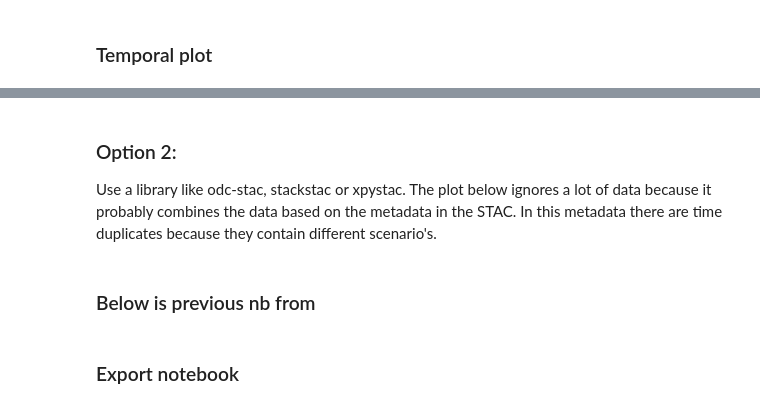
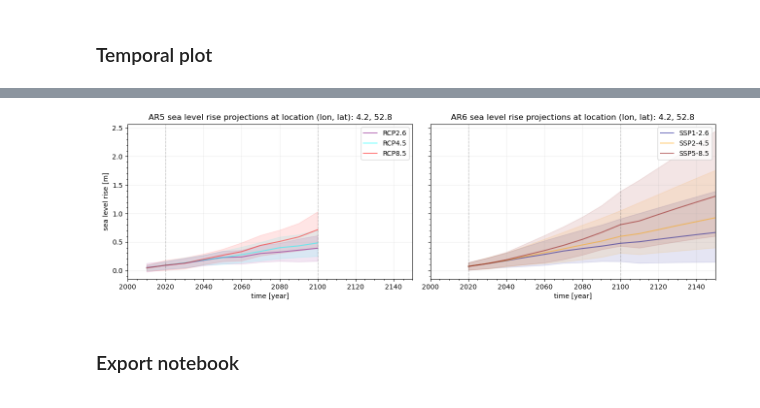
Before and after one commit to openearth/coclico-workbench, a Jupyter notebook: notebooks/IPCC_AR5_AR6_comparison.ipynb, the cells around one changed output, grey strips where cells are left out. Saved outputs shown, nothing was run; the diff lists cells and outputs as text; code cells hidden in the pictures.

Commit message:
Revert "xarray geographic indexing"
This reverts commit 1682d137705bb77a152cf7db42b3b464a4ab2884.

```diff
--- a/notebooks/IPCC_AR5_AR6_comparison.ipynb
+++ b/notebooks/IPCC_AR5_AR6_comparison.ipynb
@@ -224,16 +155,5 @@ Xarray datasets can be indexed geospatiaally using the rio accessor by geojson s
 # %%
-import geopandas as gpd
-import shapely
-
 # select a point to plot timeseries of SLR projections for
-point_location = [4.2, 52.8]  # easting, norting
+loc = [4.2, 52.8] # easting, norting
 
 # TODO: enable computing the mean of multiple cells in a polygon or specified set of points and show the SLR projection timeseries
-area_location = [4.4, 52.6, 5.4, 53]
-
-point_geom = shapely.Point(point_location)
-area_geom = shapely.box(*area_location)
-
-# geometry as json string that can be used to index xarray dataset using the
-# rio accessor
-shapely.geometry.mapping(area_geom)
@@ -320,4 +159,0 @@ selected_ds["band_data"].plot.line(x="time")
-# %% [markdown]
-### Option 2:
-
-Use a library like odc-stac, stackstac or xpystac. The plot below ignores a lot of data because it probably combines the data based on the metadata in the STAC. In this metadata there are time duplicates because they contain different scenario's.
@@ -331,5 +160,3 @@ stac_load(items, chunks={}, lon=[4.19, 4.21], lat=[52.69, 52.71]).squeeze()[
-# %% [markdown]
-### Below is previous nb from
 # %%
 # retrieve AR5 and AR6 data at above-defined location
 # TODO: check if Zarr usage is easier here, takes quite some time to index a position from CoG files (https://github.com/intake/intake-stac/issues/66)..
@@ -383,86 +200,54 @@ for idx, (i, j) in tqdm(enumerate(zip(ar6_col.get_items(), ar6_col.get_item_link
 df6 = pd.DataFrame(data=AR6_dict)
 # %%
 %matplotlib ipympl
-# %matplotlib inline
+#%matplotlib inline
 
 # TODO: trial to make use of ChatGPT functionality to make plot with text explanation (https://github.com/gventuri/pandas-ai/blob/main/Notebooks/Getting%20Started.ipynb)
 
 # define figure
-fig, (ax1, ax2) = plt.subplots(1, 2, figsize=(13, 4), sharey=True, sharex=True)
+fig, (ax1, ax2) = plt.subplots(1, 2, figsize=(13,4), sharey=True, sharex=True)
 fig.tight_layout()
 plt.gcf().subplots_adjust(bottom=0.15)
 plt.gcf().subplots_adjust(left=0.05)
-ax = plt.gca()
+ax=plt.gca()
 
 # specify colors for plots, different for AR5 & AR6 following official IPCC figures
 colorsAR5 = ["purple", "cyan", "red"]
-colorsAR6 = ["darkblue", "orange", "darkred"]
+colorsAR6 = ["darkblue","orange","darkred"]
 
 # AR5
-for idx, (scen, grp) in enumerate(df5.groupby(["CCS"])):  # group per scenario
+for idx, (scen, grp) in enumerate(df5.groupby(["CCS"])): # group per scenario
     ens_list = list(grp.groupby("ENS"))
-    ens_list[1][1].plot(
-        kind="line",
-        x="YRS",
-        y="SLR",
-        label="RCP%s" % (scen[0][0] + "." + scen[0][1]),
-        color=colorsAR5[idx],
-        ax=ax1,
-        alpha=0.5,
-    )  # mean 50 percentile
-    ax1.fill_between(
-        ens_list[0][1].YRS,
-        ens_list[0][1].SLR,
-        ens_list[2][1].SLR,
-        alpha=0.1,
-        color=colorsAR5[idx],
-        interpolate=True,
-    )  # 5-95th percentile shading
+    ens_list[1][1].plot(kind='line', x="YRS", y="SLR", label="RCP%s"%(scen[0][0]+"."+scen[0][1]), color=colorsAR5[idx], ax=ax1, alpha=0.5) # mean 50 percentile
+    ax1.fill_between(ens_list[0][1].YRS, ens_list[0][1].SLR, ens_list[2][1].SLR, alpha=0.1, color=colorsAR5[idx], interpolate=True) # 5-95th percentile shading
 
-ax1.set_title(
-    "AR5 sea level rise projections at location (lon, lat): %s, %s" % (loc[0], loc[1])
-)
+ax1.set_title("AR5 sea level rise projections at location (lon, lat): %s, %s"%(loc[0], loc[1]))
 ax1.xaxis.set_minor_locator(tck.AutoMinorLocator())
 ax1.yaxis.set_minor_locator(tck.AutoMinorLocator())
 ax1.axvline(2020, linestyle="--", color="k", linewidth=1, alpha=0.2)
 ax1.axvline(2100, linestyle="--", color="k", linewidth=1, alpha=0.2)
 ax1.set_xlim(2000, 2150)
 ax1.grid(alpha=0.2)
 ax1.set_xlabel("time [year]")
 ax1.set_ylabel("sea level rise [m]")
 
 # AR6
-for idx, (scen, grp) in enumerate(df6.groupby(["CCS"])):  # group per scenario
+for idx, (scen, grp) in enumerate(df6.groupby(["CCS"])): # group per scenario
     ens_list = list(grp.groupby("ENS"))
-    ens_list[1][1].plot(
-        kind="line",
-        x="YRS",
-        y="SLR",
-        label="SSP%s" % (scen[0][0:3] + "." + scen[0][3]),
-        color=colorsAR6[idx],
-        ax=ax2,
-        alpha=0.5,
-    )  # mean 50 percentile
-    ax2.fill_between(
-        ens_list[0][1].YRS,
-        ens_list[0][1].SLR,
-        ens_list[2][1].SLR,
-        alpha=0.1,
-        color=colorsAR6[idx],
-        interpolate=True,
-    )  # 5-95th percentile shading
+    ens_list[1][1].plot(kind='line', x="YRS", y="SLR", label="SSP%s"%(scen[0][0:3]+"."+scen[0][3]), color=colorsAR6[idx], ax=ax2, alpha=0.5) # mean 50 percentile
+    ax2.fill_between(ens_list[0][1].YRS, ens_list[0][1].SLR, ens_list[2][1].SLR, alpha=0.1, color=colorsAR6[idx], interpolate=True) # 5-95th percentile shading
 
-ax2.set_title(
-    "AR6 sea level rise projections at location (lon, lat): %s, %s" % (loc[0], loc[1])
-)
+ax2.set_title("AR6 sea level rise projections at location (lon, lat): %s, %s"%(loc[0], loc[1]))
 ax2.xaxis.set_minor_locator(tck.AutoMinorLocator())
 ax2.yaxis.set_minor_locator(tck.AutoMinorLocator())
 ax2.axvline(2020, linestyle="--", color="k", linewidth=1, alpha=0.2)
 ax2.axvline(2100, linestyle="--", color="k", linewidth=1, alpha=0.2)
 ax1.set_xlim(2000, 2150)
 ax2.grid(alpha=0.2)
 ax2.set_xlabel("time [year]")
 ax2.set_ylabel("sea level rise [m]");
+# %% [output]
+[figure, added]
 # %%
 # TODO: comparison of AR5 / AR6 to the global mean at the selected location?
 # %% [markdown]
```
Also changed, not shown: parts of 16 cells of this notebook.
